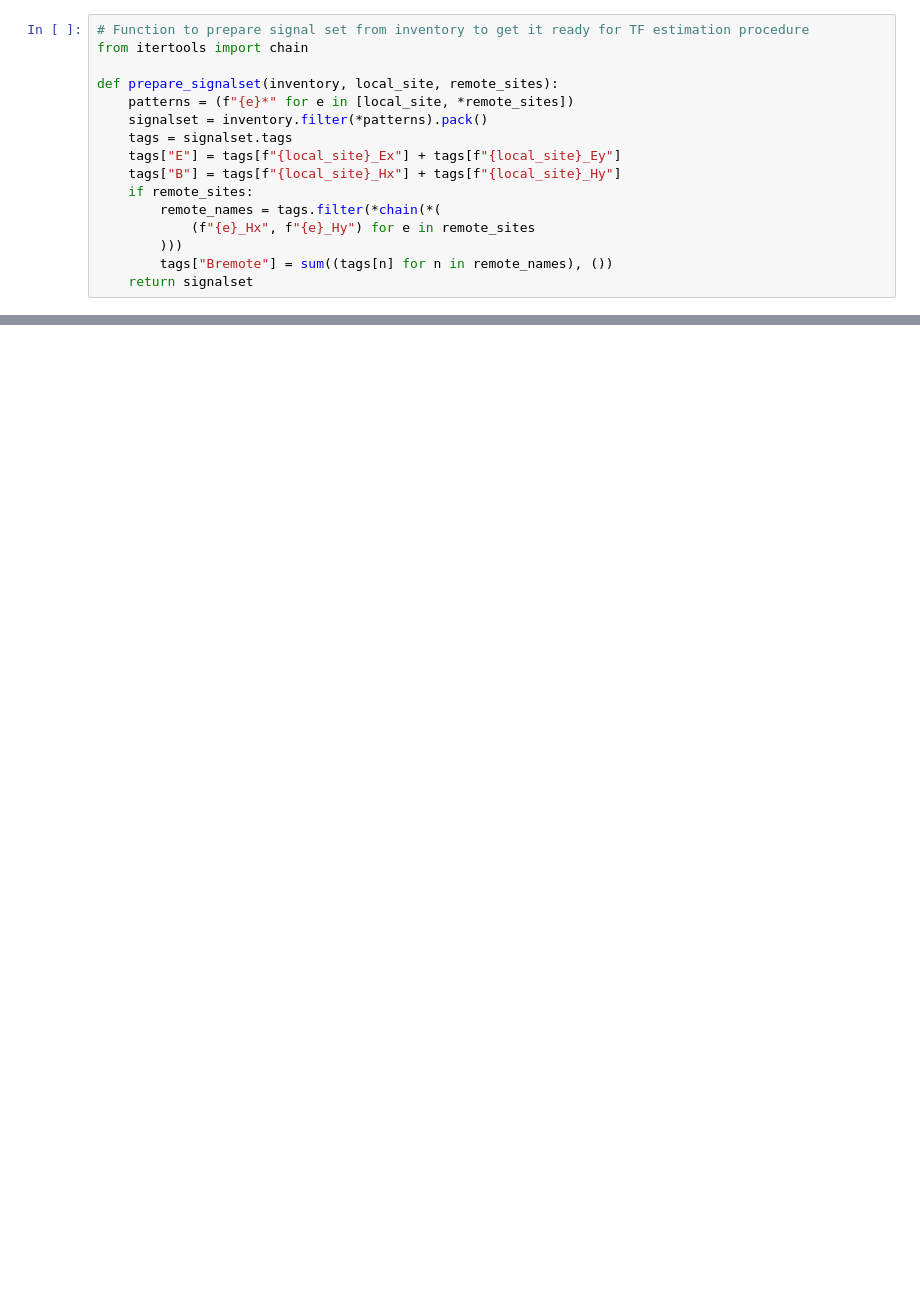
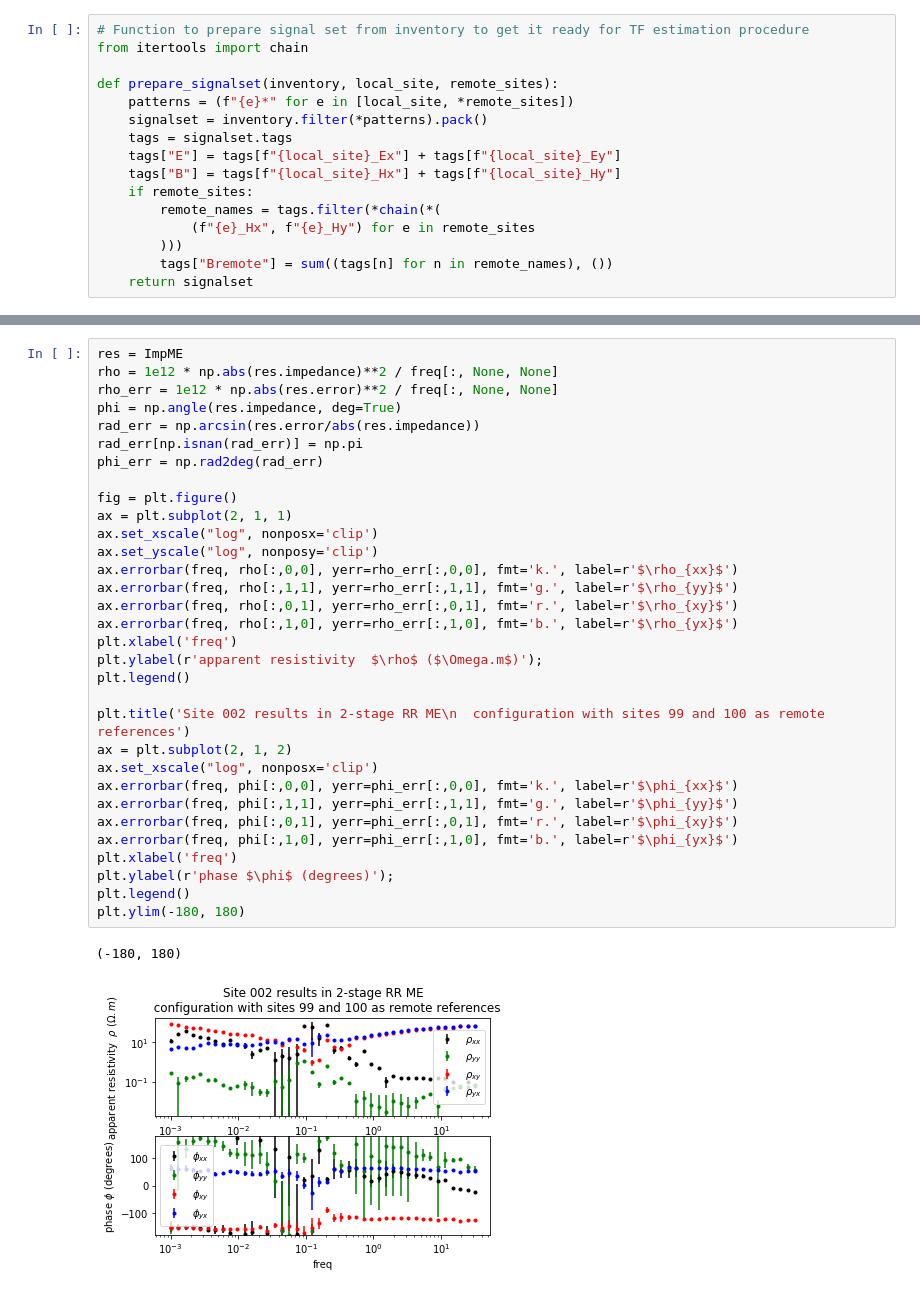
Before and after one commit to BRGM/razorback, a Jupyter notebook: docs/source/tutorials/survey-study.ipynb, the cells around one changed output, grey strips where cells are left out. Saved outputs shown, nothing was run; the diff lists cells and outputs as text; blank space fills up the shorter version.

```diff
--- a/docs/source/tutorials/survey-study.ipynb
+++ b/docs/source/tutorials/survey-study.ipynb
@@ -225,0 +304,35 @@ plt.legend()
+# %%
+res = ImpME
+rho = 1e12 * np.abs(res.impedance)**2 / freq[:, None, None]
+rho_err = 1e12 * np.abs(res.error)**2 / freq[:, None, None]
+phi = np.angle(res.impedance, deg=True)
+rad_err = np.arcsin(res.error/abs(res.impedance))
+rad_err[np.isnan(rad_err)] = np.pi
+phi_err = np.rad2deg(rad_err)
+
+fig = plt.figure()
+ax = plt.subplot(2, 1, 1)
+ax.set_xscale("log", nonposx='clip')
+ax.set_yscale("log", nonposy='clip')
+ax.errorbar(freq, rho[:,0,0], yerr=rho_err[:,0,0], fmt='k.', label=r'$\rho_{xx}$')
+ax.errorbar(freq, rho[:,1,1], yerr=rho_err[:,1,1], fmt='g.', label=r'$\rho_{yy}$')
+ax.errorbar(freq, rho[:,0,1], yerr=rho_err[:,0,1], fmt='r.', label=r'$\rho_{xy}$')
+ax.errorbar(freq, rho[:,1,0], yerr=rho_err[:,1,0], fmt='b.', label=r'$\rho_{yx}$')
+plt.xlabel('freq')
+plt.ylabel(r'apparent resistivity  $\rho$ ($\Omega.m$)');
+plt.legend()
+
+plt.title('Site 002 results in 2-stage RR ME\n  configuration with sites 99 and 100 as remote references')
+ax = plt.subplot(2, 1, 2)
+ax.set_xscale("log", nonposx='clip')
+ax.errorbar(freq, phi[:,0,0], yerr=phi_err[:,0,0], fmt='k.', label=r'$\phi_{xx}$')
+ax.errorbar(freq, phi[:,1,1], yerr=phi_err[:,1,1], fmt='g.', label=r'$\phi_{yy}$')
+ax.errorbar(freq, phi[:,0,1], yerr=phi_err[:,0,1], fmt='r.', label=r'$\phi_{xy}$')
+ax.errorbar(freq, phi[:,1,0], yerr=phi_err[:,1,0], fmt='b.', label=r'$\phi_{yx}$')
+plt.xlabel('freq')
+plt.ylabel(r'phase $\phi$ (degrees)');
+plt.legend()
+plt.ylim(-180, 180)
+# %% [output]
+(-180, 180)
+[figure, added]
```
Also changed, not shown: parts of 42 cells of this notebook, 3 other files.
